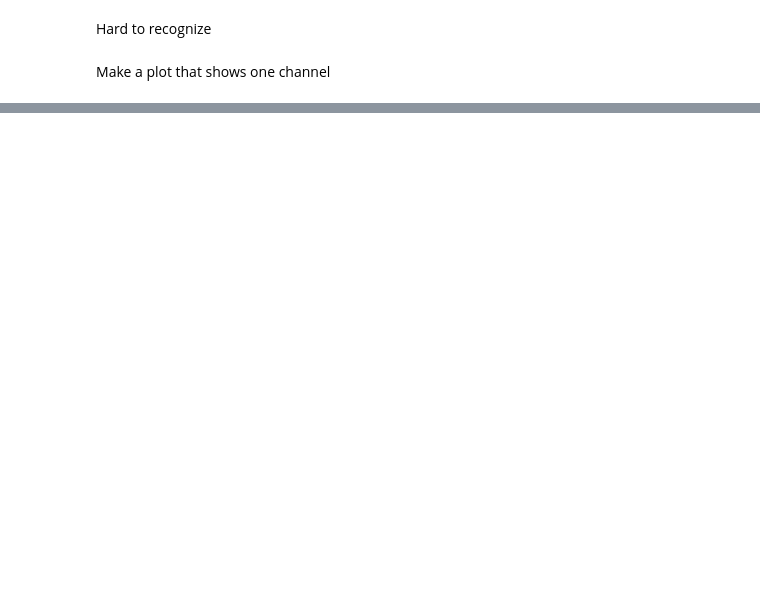
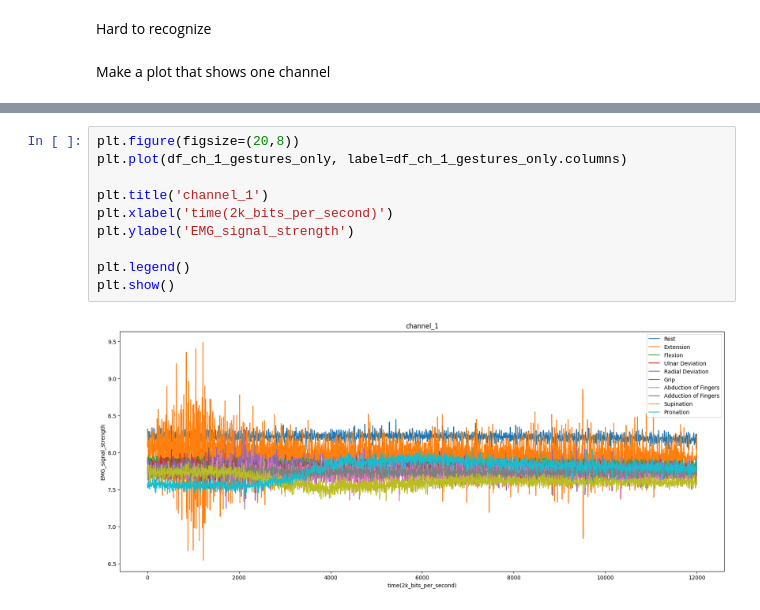
Before and after one commit to greedypelican/EMG_data_analysis, a Jupyter notebook: data_visualization.ipynb, the cells around one changed output, grey strips where cells are left out. Saved outputs shown, nothing was run; the diff lists cells and outputs as text; blank space fills up the shorter version.

```diff
--- a/data_visualization.ipynb
+++ b/data_visualization.ipynb
@@ -225,0 +233,12 @@ Maybe need to manipulate the signal to be clearer
+# %%
+plt.figure(figsize=(20,8))
+plt.plot(df_ch_1_gestures_only, label=df_ch_1_gestures_only.columns)
+
+plt.title('channel_1')
+plt.xlabel('time(2k_bits_per_second)')
+plt.ylabel('EMG_signal_strength')
+
+plt.legend()
+plt.show()
+# %% [output]
+[figure, added]
```
Also changed, not shown: parts of 8 cells of this notebook.
